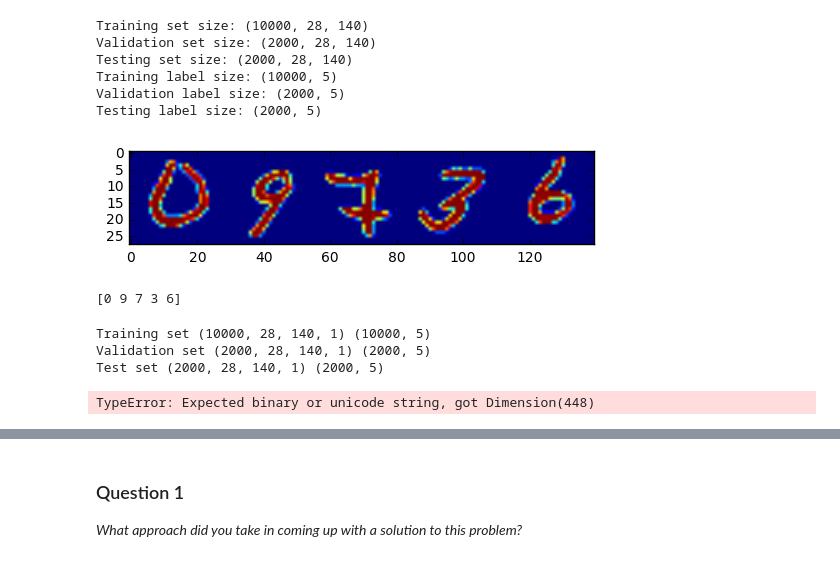
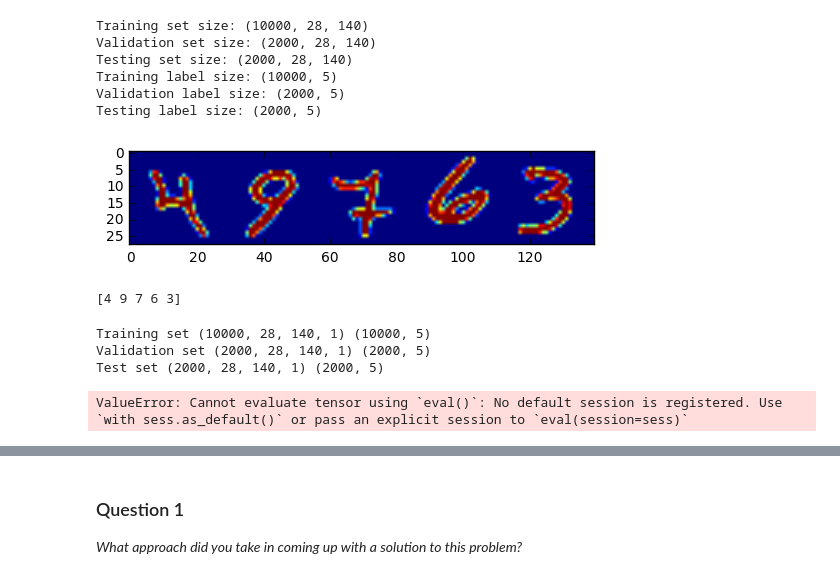
Before and after one commit to danielangus/Digit-Recognition-with-TensorFlow, a Jupyter notebook: digit_recognition.ipynb, the cells around one changed output, grey strips where cells are left out. Drawn from its saved outputs; the diff is of its cells as text; code cells hidden in the pictures.

```diff
--- a/digit_recognition.ipynb
+++ b/digit_recognition.ipynb
@@ -121,11 +121,11 @@ Training label size: (10000, 5)
 Validation label size: (2000, 5)
 Testing label size: (2000, 5)
 # %%
-plotnum(train_dataset[500])
-print(train_labels[500])
+plotnum(train_dataset[504])
+print(train_labels[504])
 # %% [output]
-[figure, old version]
+[figure, new version]
-[0 9 7 3 6]
+[4 9 7 6 3]
 # %%
 num_channels = 1 # greyscale
 image_size = 28
@@ -160,7 +161,6 @@ batch_size = 16
 patch_size = 5
 depth = 16
 num_hidden = 64
-seq_length = 5
 image_size = 28
 num_channels = 1
 
@@ -168,12 +168,6 @@ num_channels = 1
 graph = tf.Graph()
 
 with graph.as_default():
-
-  def split_seqs(data):
-      newdata = tf.split(split_dim=2, num_split=5, value=data)
-      newdata = tf.reshape(newdata, [data.get_shape()[0]*data.get_shape()[1], 28, 28, 1])
-      return newdata
-
 
   # Input data.
   tf_train_dataset = tf.placeholder(
@@ -193,14 +187,11 @@ with graph.as_default():
       [image_size // 4 * image_size * seq_length // 4 * depth, num_hidden], stddev=0.1))
   layer3_biases = tf.Variable(tf.constant(1.0, shape=[num_hidden]))
   layer4_weights = tf.Variable(tf.truncated_normal(
-      [num_hidden, num_labels], stddev=0.1))
-  layer4_biases = tf.Variable(tf.constant(1.0, shape=[num_labels]))
+      [num_hidden, num_labels**seq_length], stddev=0.1))
+  layer4_biases = tf.Variable(tf.constant(1.0, shape=[num_labels**seq_length]))
 
   # Model.
   def model(data):
-    # split the data to run the classifier over each digit individually
-    split_data = split_seqs(data)
-
     # first convolutional layer
     conv = tf.nn.conv2d(data, layer1_weights, [1, 1, 1, 1], padding='SAME')
     hidden = tf.nn.relu(conv + layer1_biases)
@@ -213,24 +204,26 @@ with graph.as_default():
 
     # flatten the data
     shape = pool.get_shape().as_list()
-    reshape = tf.reshape(pool, [shape[0], shape[1] * shape[2] * shape[3]])
+    reshape = tf.reshape(pool, [shape[0], shape[2] * shape[3] * shape[1]])
 
     # fully connected layer
     hidden = tf.nn.relu(tf.matmul(reshape, layer3_weights) + layer3_biases)
 
     # one-hot outputs
-    onehot = tf.matmul(hidden, layer4_weights) + layer4_biases
+    return tf.matmul(hidden, layer4_weights) + layer4_biases
 
-    # reformat to sequences of 5
-    digits = tf.argmax(onehot, 2)
-
-    # reshape and return
-    return tf.reshape(digits, shape =(-1,5))
+  def onehot(data):
+    newdata = np.zeros(shape=(data.get_shape()[0],int(data.get_shape()[1])**5))
+    data= tf.unstack(data, num=data.get_shape()[0], axis=0)
+    for i,row in enumerate(data):
+        digit = row[0] * 10**4 + row[1] * 10**3 + row[2] * 10**2 + row[3] * 10 + row[4]
+        newdata[i][digit-1] = 1
+    return newdata
 
   # Training computation.
   logits = model(tf_train_dataset)
   loss = tf.reduce_mean(
-    tf.nn.softmax_cross_entropy_with_logits(logits, tf_train_labels))
+    tf.nn.softmax_cross_entropy_with_logits(logits, onehot(tf_train_labels)))
 
   # Optimizer.
   optimizer = tf.train.GradientDescentOptimizer(0.001).minimize(loss)
@@ -240,7 +233,7 @@ with graph.as_default():
   valid_prediction = tf.nn.softmax(model(tf_valid_dataset))
   test_prediction = tf.nn.softmax(model(tf_test_dataset))
 # %% [output]
-TypeError: Expected binary or unicode string, got Dimension(448)
+ValueError: Cannot evaluate tensor using `eval()`: No default session is registered. Use `with sess.as_default()` or pass an explicit session to `eval(session=sess)`
 # %%
 num_steps = 1001
 
```
Also changed, not shown: parts of 3 cells of this notebook.
